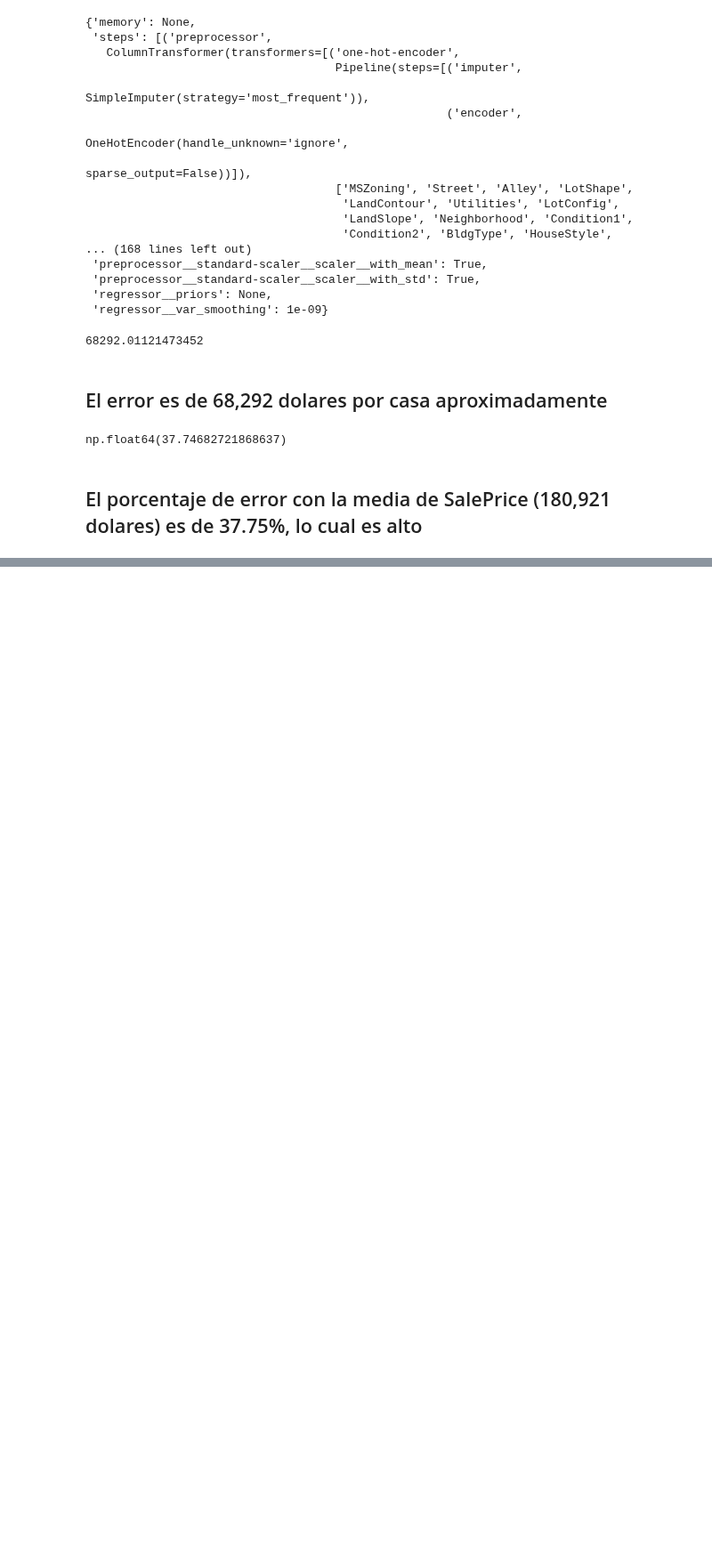
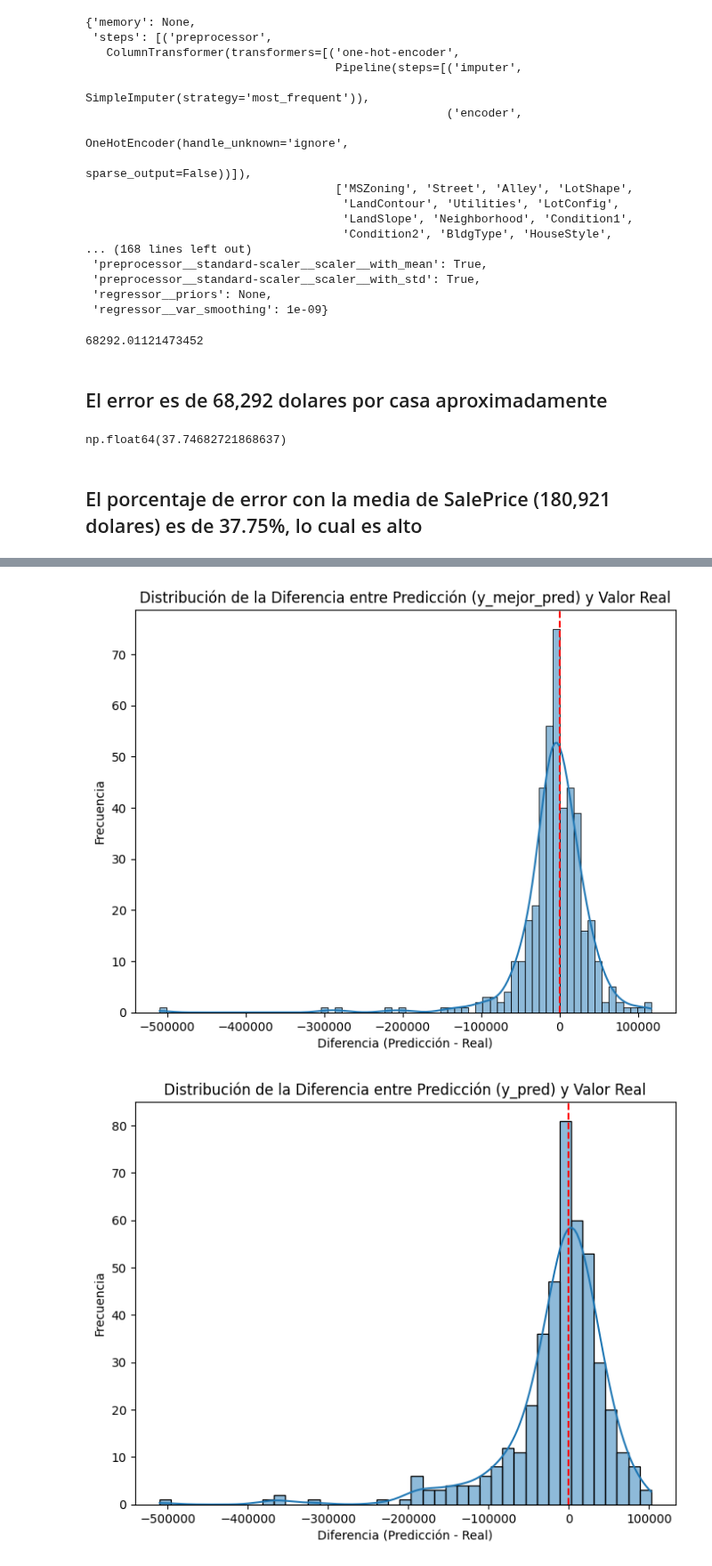
Before and after one commit to xtsebas/Houses_Prices, a Jupyter notebook: Naive_Bayes.ipynb, the cells around one changed output, grey strips where cells are left out. Shown at 89% size. Drawn from its saved outputs; the diff is of its cells as text; code cells hidden in the pictures; blank space fills up the shorter version.

```diff
--- a/Naive_Bayes.ipynb
+++ b/Naive_Bayes.ipynb
@@ -196,0 +272,25 @@ np.float64(37.74682721868637)
+# %%
+differences = y_mejor_pred - y_test
+
+# Graficar la distribución de las diferencias
+plt.figure(figsize=(8, 6))
+sns.histplot(differences, kde=True)
+plt.axvline(0, color='red', linestyle='--')  # Línea en 0 para ver la tendencia
+plt.xlabel('Diferencia (Predicción - Real)')
+plt.ylabel('Frecuencia')
+plt.title('Distribución de la Diferencia entre Predicción (y_mejor_pred) y Valor Real')
+plt.show()
+
+differences = y_pred - y_test
+
+# Graficar la distribución de las diferencias
+plt.figure(figsize=(8, 6))
+sns.histplot(differences, kde=True)
+plt.axvline(0, color='red', linestyle='--')  # Línea en 0 para ver la tendencia
+plt.xlabel('Diferencia (Predicción - Real)')
+plt.ylabel('Frecuencia')
+plt.title('Distribución de la Diferencia entre Predicción (y_pred) y Valor Real')
+plt.show()
+# %% [output]
+[figure, added]
+[figure, added]
```
Also changed, not shown: parts of 10 cells of this notebook.
